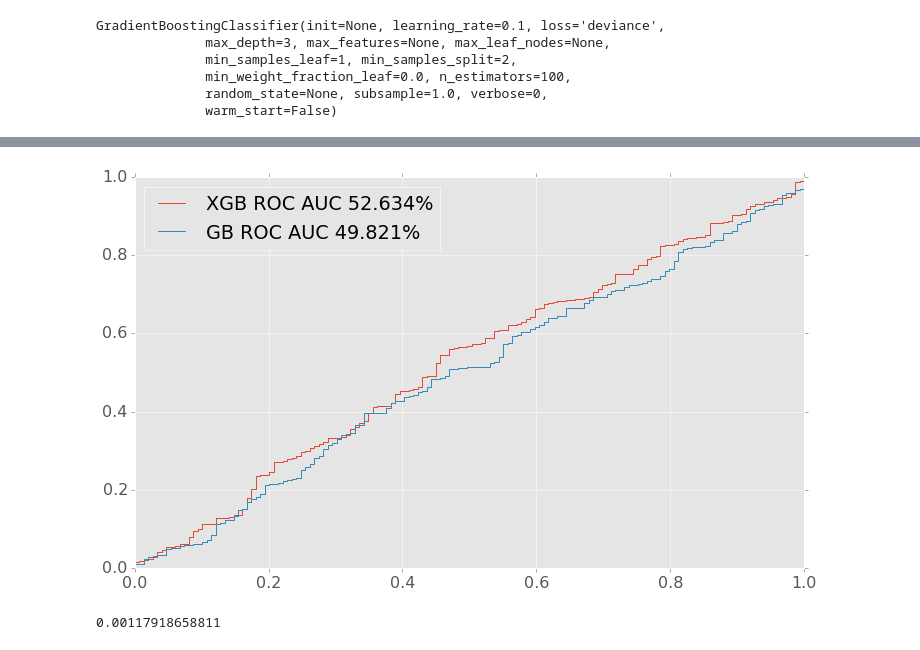
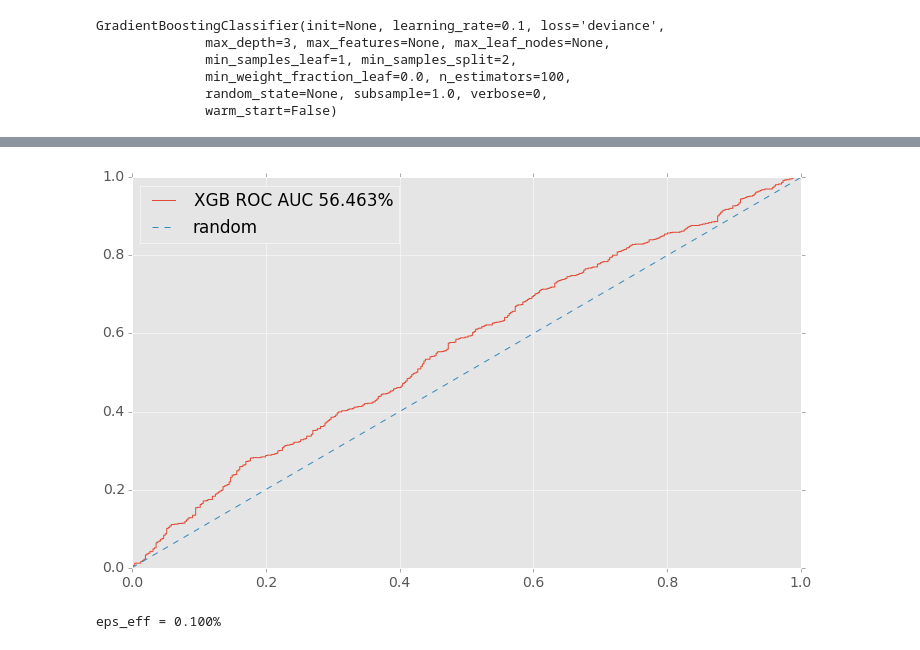
Before and after one commit to bixel/fttrainer, a Jupyter notebook: pandas-training-test.ipynb, the cells around one changed output, grey strips where cells are left out. Saved outputs shown, nothing was run; the diff lists cells and outputs as text; code cells hidden in the pictures.

```diff
--- a/pandas-training-test.ipynb
+++ b/pandas-training-test.ipynb
@@ -25,7 +25,7 @@ from scripts.data_preparation import get_single_tagging_particles, concat_df_chu
 %matplotlib inline
 plt.style.use('ggplot')
 plt.rcParams['figure.figsize'] = (12, 7)
-plt.rcParams['font.size'] = 16
+plt.rcParams['font.size'] = 14
 # %% [markdown]
 # Read in Data from `/net/storage`
 # %%
@@ -114,7 +106,7 @@ classic_data = classic_data[
     (classic_data.B_OS_Muon_P > 0)
     & (classic_data.B_OS_Muon_PT > 0.5)
     & (classic_data.B_OS_Muon_IsSignalDaughter == 0)
-    & (classic_data.B_OS_Muon_phiDistance > 0.005)
+#    & (classic_data.B_OS_Muon_phiDistance > 0.005)
     & (classic_data.B_OS_Muon_MuonPIDIsMuon == 1)
     & (classic_data.B_OS_Muon_TRCHI2DOF < 3)
     & (classic_data['B_OS_Muon_BPVIPCHI2()'] > 0)
@@ -125,7 +117,7 @@ classic_data = classic_data[
     & (classic_data.B_OS_Muon_PROBNNe < 0.8)
     & (classic_data.B_OS_Muon_PROBNNk < 0.8)
     & (classic_data.B_OS_Muon_PROBNNp < 0.8)
-    & (classic_data.SigYield_sw > 0)
+#    & (classic_data.SigYield_sw > 0)
 ]
 efficiency = len(classic_data) / before
 labels = classic_data.target
@@ -166,4 +156,6 @@ gbm = xgb.XGBClassifier(max_depth=6, silent=False)
+# %%
+xgboost_model = xgb.XGBClassifier(max_depth=5, n_estimators=300, learning_rate=0.01)
 # %%
-gbm.fit(train_data[classic_MVA_features], train_labels)
+xgboost_model.fit(train_data[classic_MVA_features], train_labels)
 # %% [output]
 XGBClassifier(base_score=0.5, colsample_bylevel=1, colsample_bytree=1,
@@ -195,11 +196,13 @@ array([False,  True], dtype=bool)
 # %%
 plt.plot(*roc_curve(test_labels, gb_probas)[:2], label='XGB ROC AUC {:2.3f}%'.format(gb_score * 100))
-plt.plot(*roc_curve(test_labels, probas)[:2], label='GB ROC AUC {:2.3f}%'.format(score * 100))
+# plt.plot(*roc_curve(test_labels, probas)[:2], label='GB ROC AUC {:2.3f}%'.format(score * 100))
+# plt.plot(*roc_curve(test_labels, rf_probas)[:2], label='RF ROC AUC {:2.3f}%'.format(rf_score * 100))
+plt.plot([0, 1], '--', label='random')
 plt.legend(loc='best')
 plt.show()
 # %% [output]
-[figure, old version]
+[figure, new version]
 # %%
-print(efficiency * avg_dilution(test_labels, probas))
+print('eps_eff = {:2.3f}%'.format(100 * efficiency * avg_dilution(test_labels, probas)**2))
 # %% [output]
-0.00117918658811
+eps_eff = 0.100%
```
Also changed, not shown: parts of 19 cells of this notebook.
